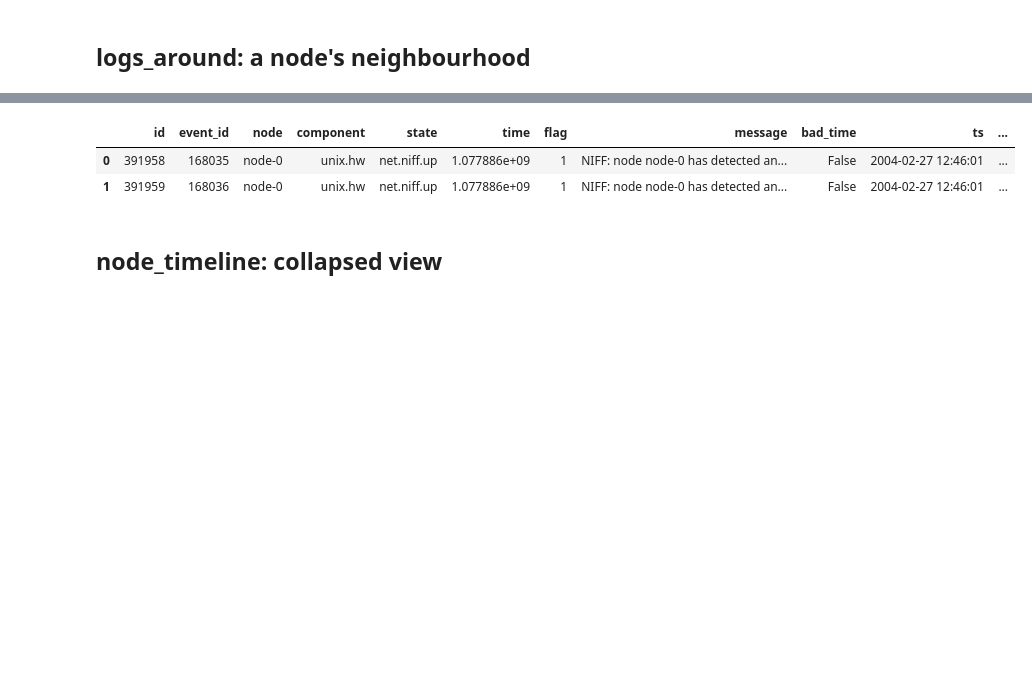
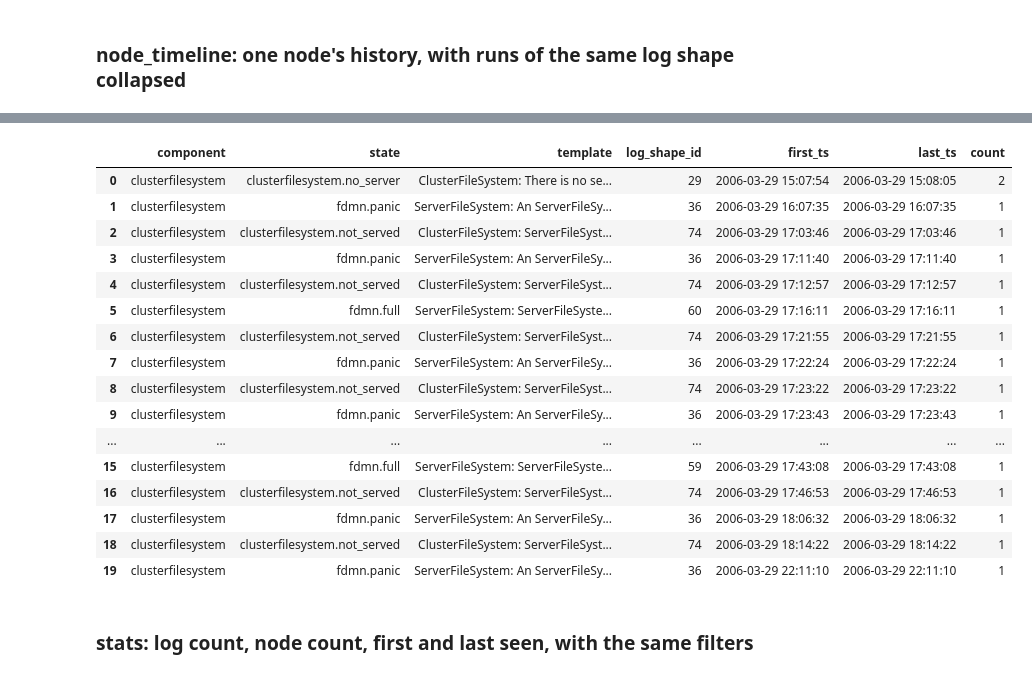
Before and after one commit to avivvv/mave-home-assignment, a Jupyter notebook: notebooks/04_incidents.ipynb, the cells around one changed output, grey strips where cells are left out. Drawn from its saved outputs; the diff is of its cells as text; code cells hidden in the pictures; blank space fills up the shorter version.

```diff
--- a/notebooks/04_incidents.ipynb
+++ b/notebooks/04_incidents.ipynb
@@ -3,16 +3,20 @@
 # %%
+import random
 import sys
 from dataclasses import asdict
+from datetime import datetime, timedelta
 from pathlib import Path
 
 sys.path.insert(0, str(Path.cwd().parent if Path.cwd().name == "notebooks" else Path.cwd()))
 
 import pandas as pd
 from logstore.db import connect
-from logstore.repositories import LogRepository, LogShapeRepository
-from datetime import datetime
+from logstore.repositories import LogRepository
+
+pd.set_option("display.max_colwidth", 120)
 
 conn = connect()
 logs = LogRepository(conn)
-log_shapes = LogShapeRepository(conn)
+
+N_LOG_SHAPES_TO_INVESTIGATE = 12
 # %% [markdown]
@@ -46,3 +68,10 @@ df_stats.head(20)
 # %%
-df_stats.sort_values("n_logs", ascending=False)[["component", "state", "template", "n_logs", "n_nodes"]].head(30)
+hour, day = timedelta(hours=1), timedelta(days=1)
+
+# the anchor for the examples below: the newest "domain panic" log of March 2006
+anchor = logs.search(datetime(2006, 3, 1), datetime(2006, 3, 31), text="domain panic", limit=1)[0]
+display([anchor])
+
+search_results = logs.search(anchor.ts - day, anchor.ts + hour, node=anchor.node, limit=30)
+display(pd.DataFrame([asdict(r) for r in search_results]))
 # %% [output]
@@ -73,8 +136,7 @@ TypeError: LogRepository.last_by_log_shape() missing 2 required positional argum
 # %% [markdown]
-## logs_around: a node's neighbourhood
+### node_timeline: one node's history, with runs of the same log shape collapsed
 # %%
-ts = datetime(2004, 2, 27, 12, 0, 0)
-around = logs.around("node-0", ts, before_s=3600, after_s=3600)
-print(f"{len(around)} logs for node-0 around {ts}")
-pd.DataFrame([asdict(r) for r in around]).head(20)
+timeline = logs.node_timeline(anchor.node, anchor.ts - day, anchor.ts)
+print(f"{len(timeline)} entries for {anchor.node} in the 24 hours before the anchor")
+pd.DataFrame([asdict(e) for e in timeline])
 # %% [output]
@@ -82,6 +144,20 @@ pd.DataFrame([asdict(r) for r in around]).head(20)
-|  | id | event_id | node | component | state | time | flag | message | bad_time | ts | ... |
-| 0 | 391958 | 168035 | node-0 | unix.hw | net.niff.up | 1.077886e+09 | 1 | NIFF: node node-0 has detected an... | False | 2004-02-27 12:46:01 | ... |
-| 1 | 391959 | 168036 | node-0 | unix.hw | net.niff.up | 1.077886e+09 | 1 | NIFF: node node-0 has detected an... | False | 2004-02-27 12:46:01 | ... |
+|  | component | state | template | log_shape_id | first_ts | last_ts | count |
+| 0 | clusterfilesystem | clusterfilesystem.no_server | ClusterFileSystem: There is no se... | 29 | 2006-03-29 15:07:54 | 2006-03-29 15:08:05 | 2 |
+| 1 | clusterfilesystem | fdmn.panic | ServerFileSystem: An ServerFileSy... | 36 | 2006-03-29 16:07:35 | 2006-03-29 16:07:35 | 1 |
+| 2 | clusterfilesystem | clusterfilesystem.not_served | ClusterFileSystem: ServerFileSyst... | 74 | 2006-03-29 17:03:46 | 2006-03-29 17:03:46 | 1 |
+| 3 | clusterfilesystem | fdmn.panic | ServerFileSystem: An ServerFileSy... | 36 | 2006-03-29 17:11:40 | 2006-03-29 17:11:40 | 1 |
+| 4 | clusterfilesystem | clusterfilesystem.not_served | ClusterFileSystem: ServerFileSyst... | 74 | 2006-03-29 17:12:57 | 2006-03-29 17:12:57 | 1 |
+| 5 | clusterfilesystem | fdmn.full | ServerFileSystem: ServerFileSyste... | 60 | 2006-03-29 17:16:11 | 2006-03-29 17:16:11 | 1 |
+| 6 | clusterfilesystem | clusterfilesystem.not_served | ClusterFileSystem: ServerFileSyst... | 74 | 2006-03-29 17:21:55 | 2006-03-29 17:21:55 | 1 |
+| 7 | clusterfilesystem | fdmn.panic | ServerFileSystem: An ServerFileSy... | 36 | 2006-03-29 17:22:24 | 2006-03-29 17:22:24 | 1 |
+| 8 | clusterfilesystem | clusterfilesystem.not_served | ClusterFileSystem: ServerFileSyst... | 74 | 2006-03-29 17:23:22 | 2006-03-29 17:23:22 | 1 |
+| 9 | clusterfilesystem | fdmn.panic | ServerFileSystem: An ServerFileSy... | 36 | 2006-03-29 17:23:43 | 2006-03-29 17:23:43 | 1 |
+| ... | ... | ... | ... | ... | ... | ... | ... |
+| 15 | clusterfilesystem | fdmn.full | ServerFileSystem: ServerFileSyste... | 59 | 2006-03-29 17:43:08 | 2006-03-29 17:43:08 | 1 |
+| 16 | clusterfilesystem | clusterfilesystem.not_served | ClusterFileSystem: ServerFileSyst... | 74 | 2006-03-29 17:46:53 | 2006-03-29 17:46:53 | 1 |
+| 17 | clusterfilesystem | fdmn.panic | ServerFileSystem: An ServerFileSy... | 36 | 2006-03-29 18:06:32 | 2006-03-29 18:06:32 | 1 |
+| 18 | clusterfilesystem | clusterfilesystem.not_served | ClusterFileSystem: ServerFileSyst... | 74 | 2006-03-29 18:14:22 | 2006-03-29 18:14:22 | 1 |
+| 19 | clusterfilesystem | fdmn.panic | ServerFileSystem: An ServerFileSy... | 36 | 2006-03-29 22:11:10 | 2006-03-29 22:11:10 | 1 |
 # %% [markdown]
-## node_timeline: collapsed view
+### stats: log count, node count, first and last seen, with the same filters
 # %%
```
Also changed, not shown: parts of 41 cells of this notebook, 12 other files.
